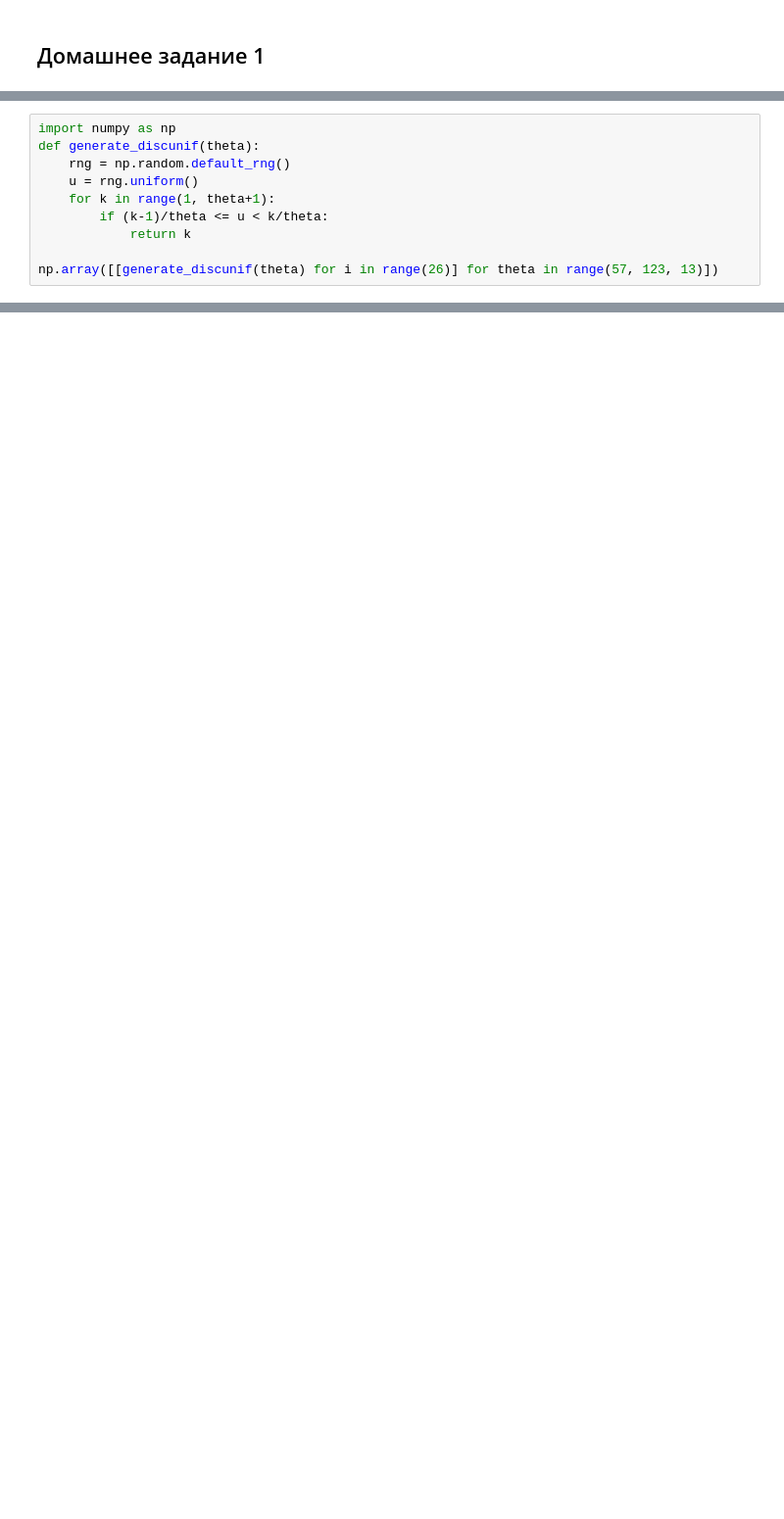
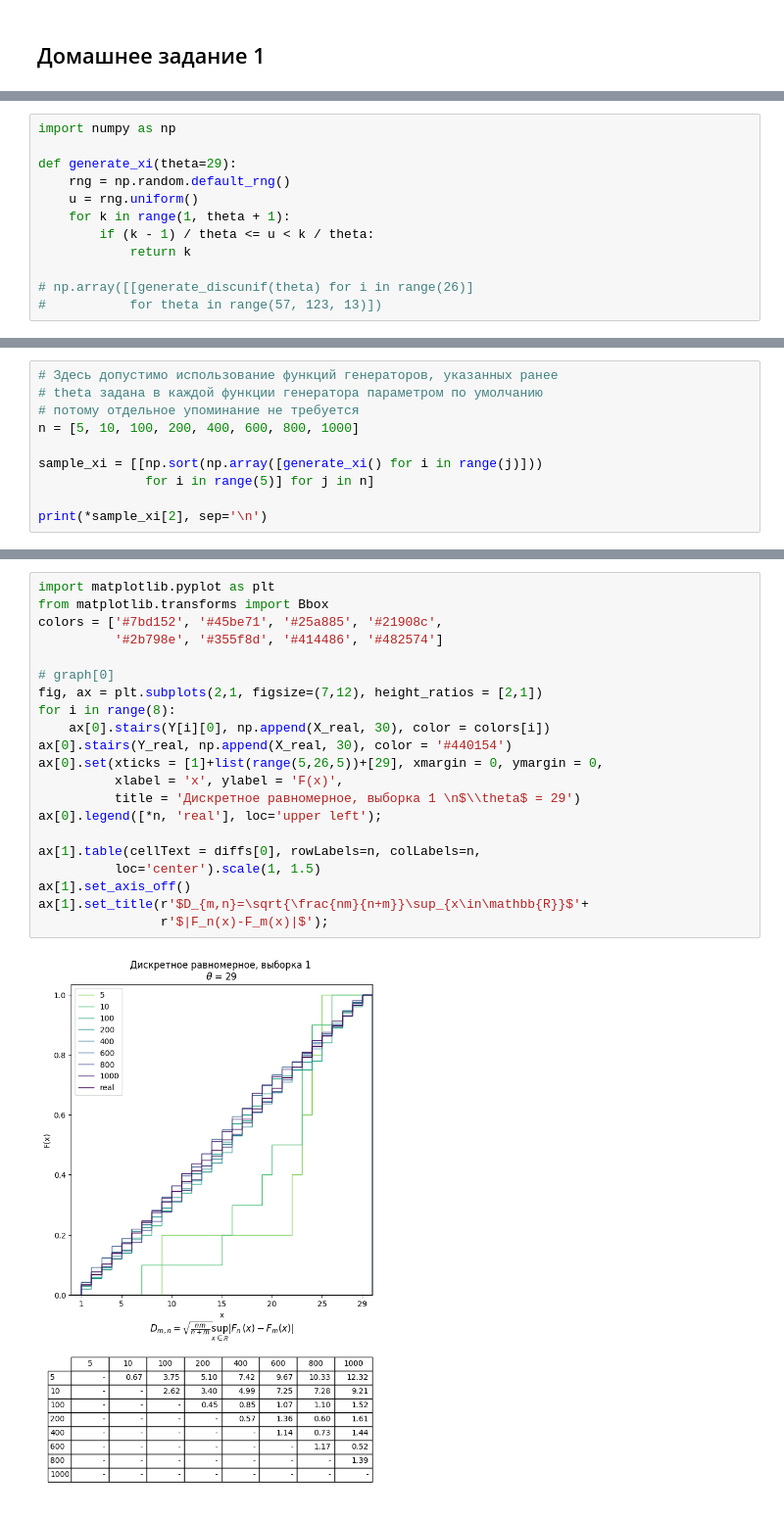
Before and after one commit to TimothyTur/skb201tur-ms-hws, a Jupyter notebook: СКБ201 Тур.ipynb, the cells around one changed output, grey strips where cells are left out. Shown at 98% size. Saved outputs shown, nothing was run; the diff lists cells and outputs as text; blank space fills up the shorter version.

```diff
--- a/СКБ201 Тур.ipynb
+++ b/СКБ201 Тур.ipynb
@@ -35,11 +36,13 @@ M\xi^{2} \stackrel{\rm{def}}{=} \sum_{x=1}^{\theta} x^{2} P(\xi=x) = \theta^{-1}
 Поделим отрезок $[0,1]$ на сегменты равные $\theta^{-1}$. Их будет в точности $\theta$ штук, а выборка определяется вхождением в какой из последовательных отрезков получилось у случайной величины: $\sqsupset u$ - сгенерированная равномерно распределенная величина на отрезке $[0,1]$, тогда $x$ определяется по формуле $(x-1)\theta^{-1} \leq u < x\theta^{-1}$
 # %%
 import numpy as np
-def generate_discunif(theta):
+
+def generate_xi(theta=29):
     rng = np.random.default_rng()
     u = rng.uniform()
-    for k in range(1, theta+1):
-        if (k-1)/theta <= u < k/theta:
+    for k in range(1, theta + 1):
+        if (k - 1) / theta <= u < k / theta:
             return k
 
-np.array([[generate_discunif(theta) for i in range(26)] for theta in range(57, 123, 13)])
+# np.array([[generate_discunif(theta) for i in range(26)]
+#           for theta in range(57, 123, 13)])
@@ -116,0 +95,10 @@ array([[0.18853763, 0.22645892, 0.13844783, 0.21535189, 0.01790164,
+# %%
+# Здесь допустимо использование функций генераторов, указанных ранее
+# theta задана в каждой функции генератора параметром по умолчанию
+# потому отдельное упоминание не требуется
+n = [5, 10, 100, 200, 400, 600, 800, 1000]
+
+sample_xi = [[np.sort(np.array([generate_xi() for i in range(j)]))
+              for i in range(5)] for j in n]
+
+print(*sample_xi[2], sep='\n')
@@ -116,0 +153,23 @@ array([[0.18853763, 0.22645892, 0.13844783, 0.21535189, 0.01790164,
+# %%
+import matplotlib.pyplot as plt
+from matplotlib.transforms import Bbox
+colors = ['#7bd152', '#45be71', '#25a885', '#21908c',
+          '#2b798e', '#355f8d', '#414486', '#482574']
+
+# graph[0]
+fig, ax = plt.subplots(2,1, figsize=(7,12), height_ratios = [2,1])
+for i in range(8):
+    ax[0].stairs(Y[i][0], np.append(X_real, 30), color = colors[i])
+ax[0].stairs(Y_real, np.append(X_real, 30), color = '#440154')
+ax[0].set(xticks = [1]+list(range(5,26,5))+[29], xmargin = 0, ymargin = 0,
+          xlabel = 'x', ylabel = 'F(x)',
+          title = 'Дискретное равномерное, выборка 1 \n$\\theta$ = 29')
+ax[0].legend([*n, 'real'], loc='upper left');
+
+ax[1].table(cellText = diffs[0], rowLabels=n, colLabels=n,
+          loc='center').scale(1, 1.5)
+ax[1].set_axis_off()
+ax[1].set_title(r'$D_{m,n}=\sqrt{\frac{nm}{n+m}}\sup_{x\in\mathbb{R}}$'+
+                r'$|F_n(x)-F_m(x)|$');
+# %% [output]
+[figure, added]
```
Also changed, not shown: parts of 36 cells of this notebook, 1 other file.
